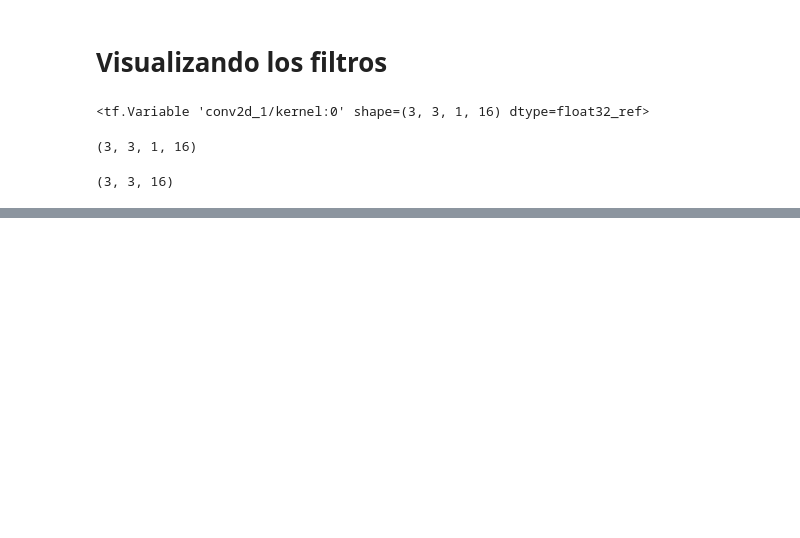
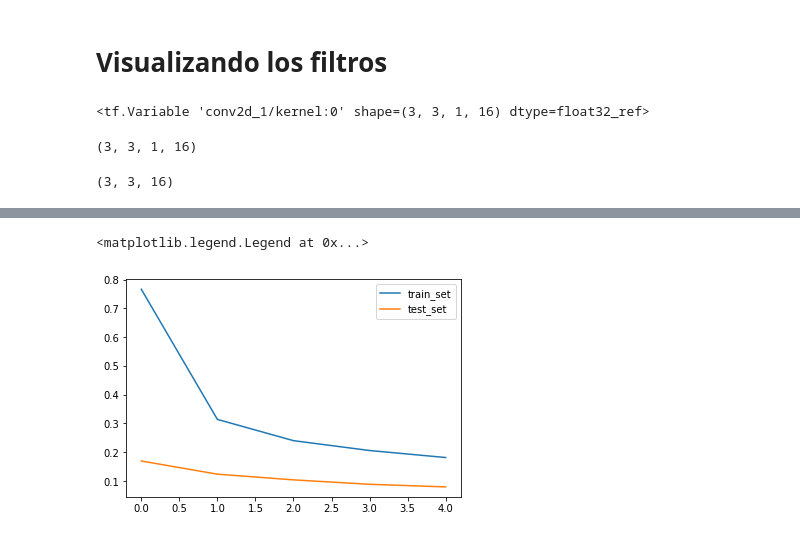
Before and after one commit to iapucp/winter-school-2018, a Jupyter notebook: semana_2_deep_learning/Dia2/04_CNNs.ipynb, the cells around one changed output, grey strips where cells are left out. Saved outputs shown, nothing was run; the diff lists cells and outputs as text; code cells hidden in the pictures; blank space fills up the shorter version.

```diff
--- a/semana_2_deep_learning/Dia2/04_CNNs.ipynb
+++ b/semana_2_deep_learning/Dia2/04_CNNs.ipynb
@@ -133,0 +139,22 @@ for i in range(kernels.shape[2]):
+# %%
+model = Sequential()
+
+model.add(Dropout(0.1, input_shape=(28,28,1)))
+model.add(Conv2D(16, 3, padding='same', activation='relu', use_bias=False))
+model.add(BatchNormalization())
+
+model.add(MaxPool2D())
+model.add(Dropout(0.1))
+model.add(Conv2D(32, 3, padding='same', activation='relu', use_bias=False))
+model.add(BatchNormalization())
+
+model.add(MaxPool2D())
+model.add(Flatten())
+model.add(Dropout(0.5))
+model.add(Dense(10, activation='softmax'))
+
+model.compile(loss='categorical_crossentropy',
+              optimizer=SGD(0.01),
+              metrics=['accuracy'])
+
+model.summary()
@@ -133,0 +179,2 @@ for i in range(kernels.shape[2]):
+# %%
+log = model.fit(x_train, y_train, validation_data=(x_test, y_test), epochs=5, batch_size=256)
@@ -133,0 +193,7 @@ for i in range(kernels.shape[2]):
+# %%
+plt.plot(log.history['loss'], label='train_set')
+plt.plot(log.history['val_loss'], label='test_set')
+plt.legend()
+# %% [output]
+<matplotlib.legend.Legend at 0x...>
+[figure, added]
```
Also changed, not shown: parts of 25 cells of this notebook, 10 other files.
